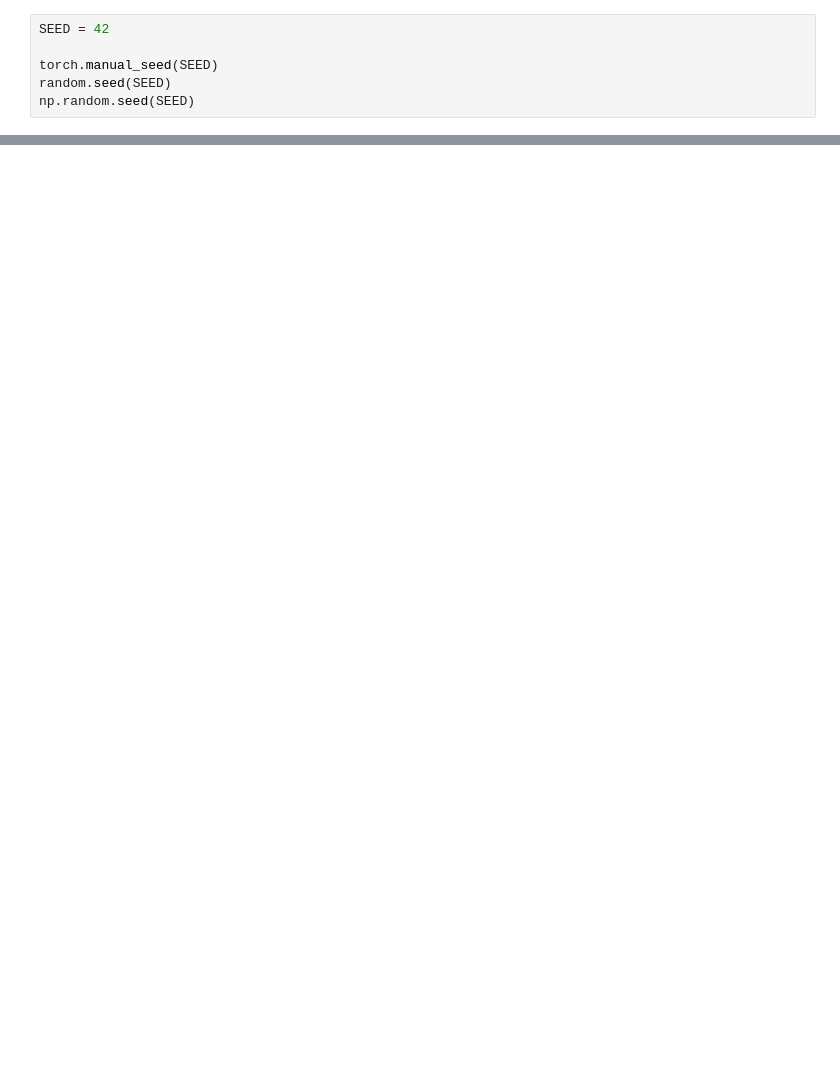
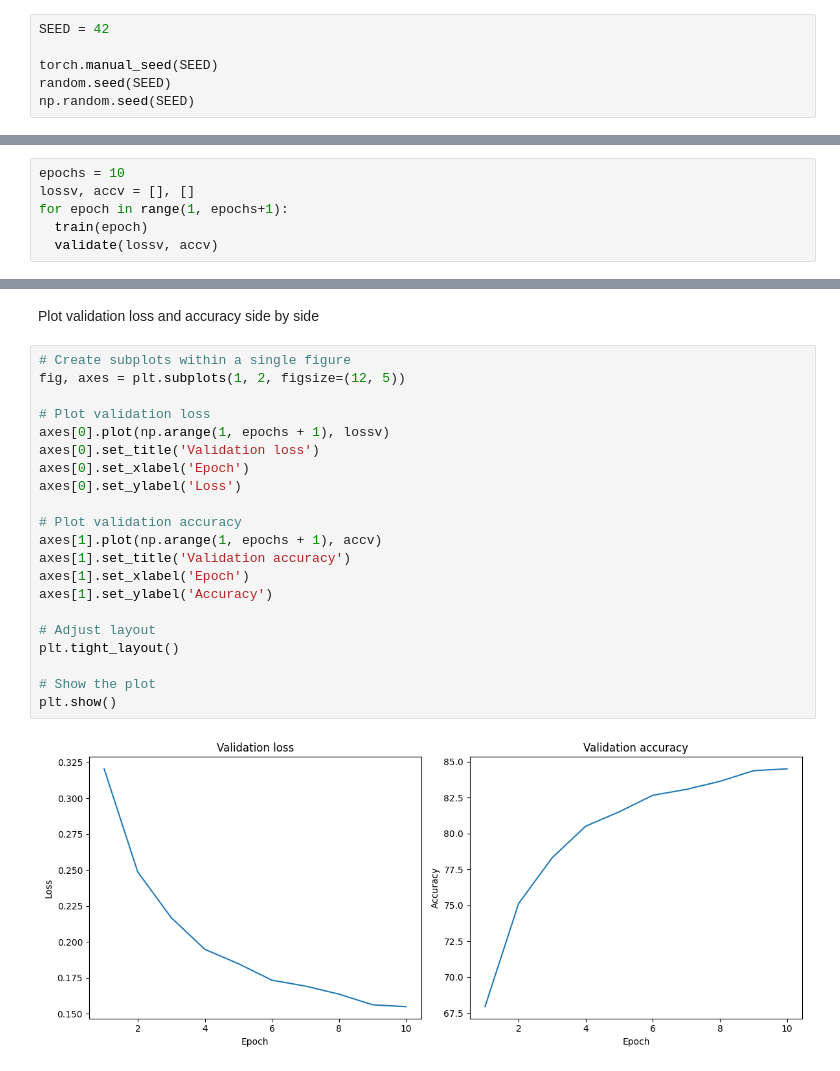
Before and after one commit to timpdotd/LabIAGI_1950722, a Jupyter notebook: Esercitazione_7/MLP_FashionMNIST_1950722.ipynb, the cells around one changed output, grey strips where cells are left out. Cells and saved outputs as stored; diff of their text form; blank space fills up the shorter version.

```diff
--- a/Esercitazione_7/MLP_FashionMNIST_1950722.ipynb
+++ b/Esercitazione_7/MLP_FashionMNIST_1950722.ipynb
@@ -75,0 +359,6 @@ transform = transforms.Compose([
+# %%
+epochs = 10
+lossv, accv = [], []
+for epoch in range(1, epochs+1):
+  train(epoch)
+  validate(lossv, accv)
@@ -75,0 +383,25 @@ transform = transforms.Compose([
+# %% [markdown]
+Plot validation loss and accuracy side by side
+# %%
+# Create subplots within a single figure
+fig, axes = plt.subplots(1, 2, figsize=(12, 5))
+
+# Plot validation loss
+axes[0].plot(np.arange(1, epochs + 1), lossv)
+axes[0].set_title('Validation loss')
+axes[0].set_xlabel('Epoch')
+axes[0].set_ylabel('Loss')
+
+# Plot validation accuracy
+axes[1].plot(np.arange(1, epochs + 1), accv)
+axes[1].set_title('Validation accuracy')
+axes[1].set_xlabel('Epoch')
+axes[1].set_ylabel('Accuracy')
+
+# Adjust layout
+plt.tight_layout()
+
+# Show the plot
+plt.show()
+# %% [output]
+[figure, added]
```
Also changed, not shown: parts of 30 cells of this notebook.
